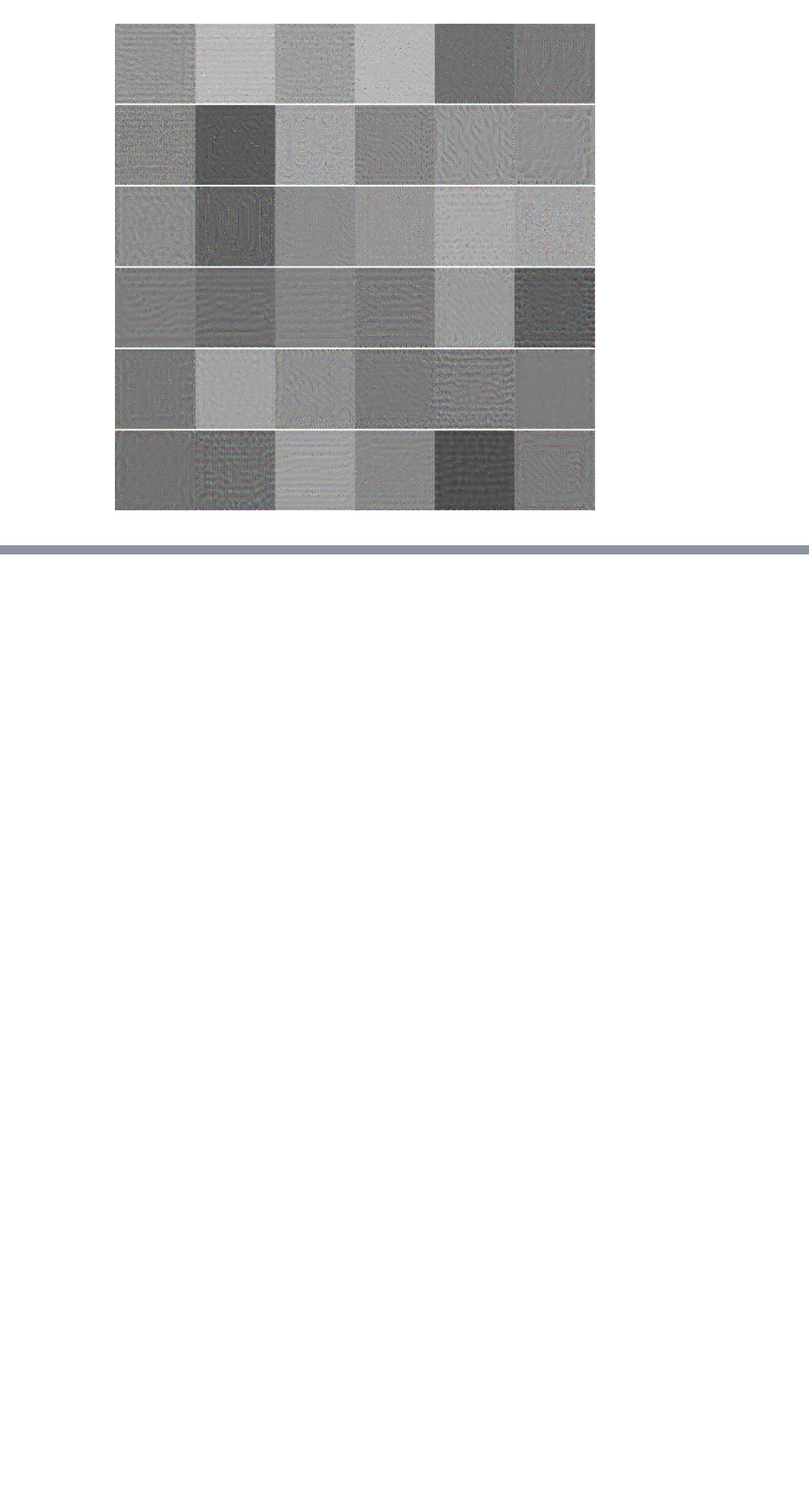
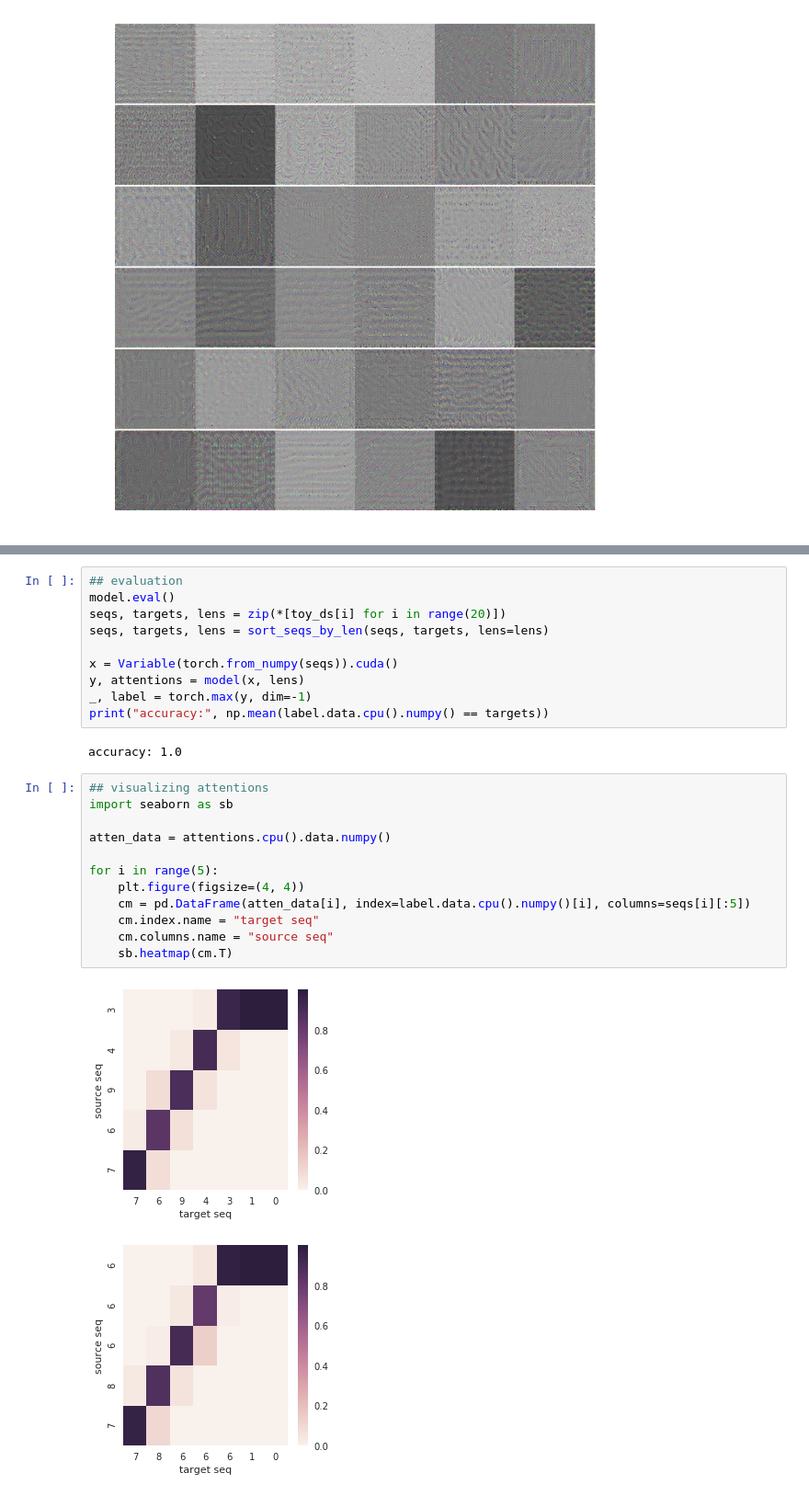
Before and after one commit to dolaameng/deeplearning-exploration, a Jupyter notebook: notebooks/pytorch_notes/TALK - Making sense of models using visualization.ipynb, the cells around one changed output, grey strips where cells are left out. Shown at 92% size. Cells and saved outputs as stored; diff of their text form; blank space fills up the shorter version.

```diff
--- a/notebooks/pytorch_notes/TALK - Making sense of models using visualization.ipynb
+++ b/notebooks/pytorch_notes/TALK - Making sense of models using visualization.ipynb
@@ -341,0 +541,27 @@ plt.imshow(overlayed)
+# %%
+## evaluation
+model.eval()
+seqs, targets, lens = zip(*[toy_ds[i] for i in range(20)])
+seqs, targets, lens = sort_seqs_by_len(seqs, targets, lens=lens)
+
+x = Variable(torch.from_numpy(seqs)).cuda()
+y, attentions = model(x, lens)
+_, label = torch.max(y, dim=-1)
+print("accuracy:", np.mean(label.data.cpu().numpy() == targets))
+# %% [output]
+accuracy: 1.0
+# %%
+## visualizing attentions
+import seaborn as sb
+
+atten_data = attentions.cpu().data.numpy()
+
+for i in range(5):
+    plt.figure(figsize=(4, 4))
+    cm = pd.DataFrame(atten_data[i], index=label.data.cpu().numpy()[i], columns=seqs[i][:5])
+    cm.index.name = "target seq"
+    cm.columns.name = "source seq"
+    sb.heatmap(cm.T)
+# %% [output]
+[figure, added]
+[figure, added]
```
Also changed, not shown: parts of 27 cells of this notebook.
